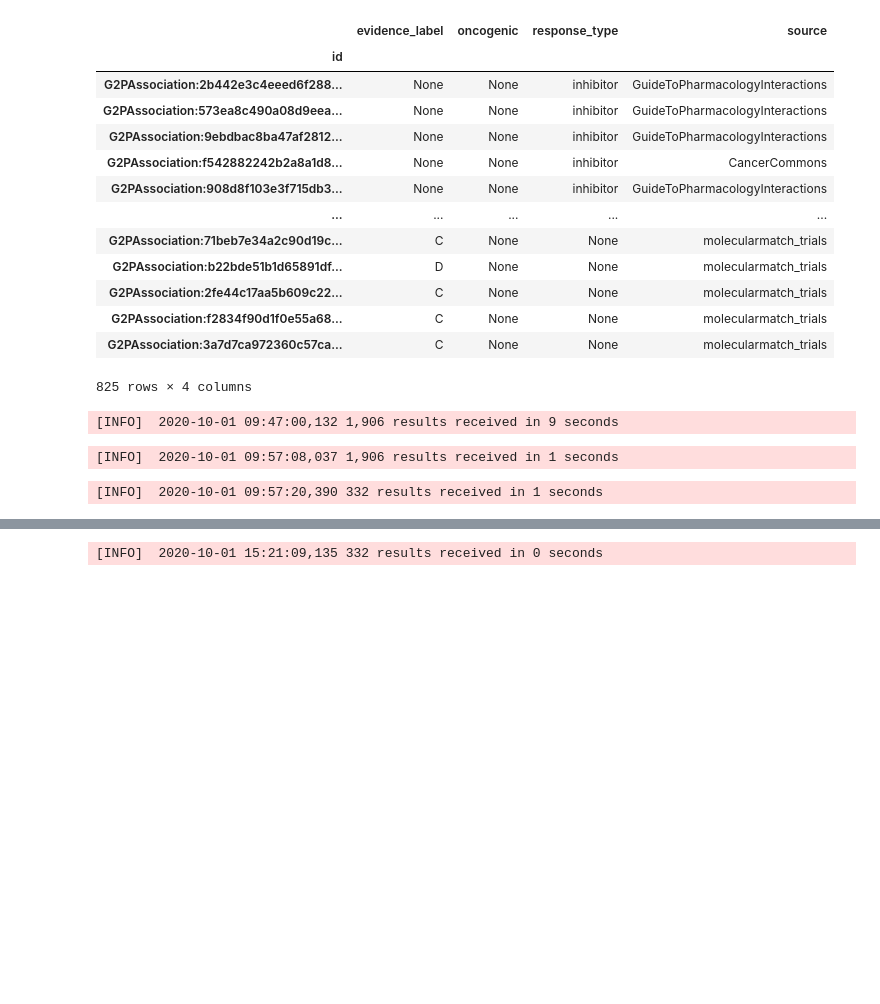
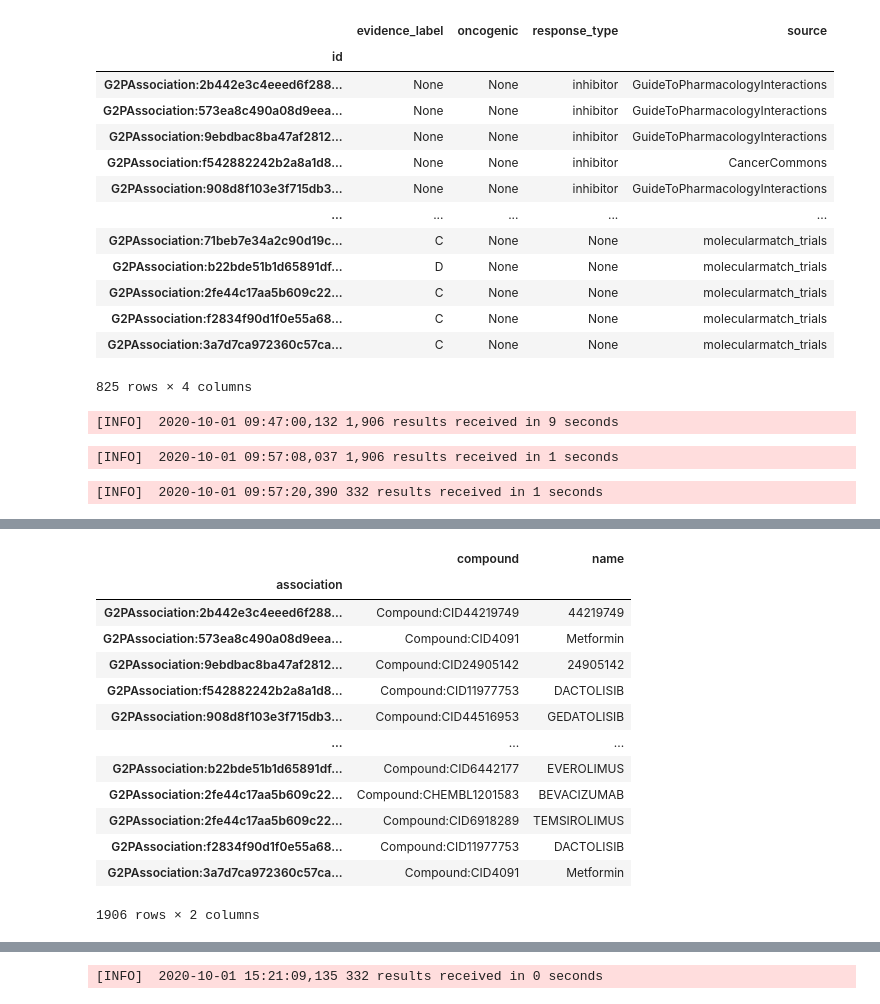
Before and after one commit to bmeg/bmeg-dash, a Jupyter notebook: notebooks/expand_g2p.ipynb, the cells around one changed output, grey strips where cells are left out. Drawn from its saved outputs; the diff is of its cells as text; code cells hidden in the pictures; blank space fills up the shorter version.

```diff
--- a/notebooks/expand_g2p.ipynb
+++ b/notebooks/expand_g2p.ipynb
@@ -84,4 +60,5 @@ compound_info = G.query().V(list(pandas.DataFrame(compounds)[1].unique())).rende
 # %% [output]
 [INFO]  2020-10-01 09:57:20,390 332 results received in 1 seconds
 # %%
-associated_compounds = pandas.DataFrame(associated_compounds, columns=["association", "compound"]).set_index("association").groupby("association").transform(lambda x:",".join(x)).drop_duplicates()
+g2p_chem = G.query().V(gene).out("g2p_associations").as_("a").out("compounds").as_("c").render(["$a._gid", "$c._gid", "$c.synonym"]).execute()
+associated_compounds = pandas.DataFrame(g2p_chem, columns=["association", "compound", "name"]).set_index("association").groupby("association").transform(lambda x:",".join(x)).drop_duplicates()
@@ -87,0 +67,17 @@ associated_compounds = pandas.DataFrame(associated_compounds, columns=["associat
+# %%
+pandas.DataFrame(g2p_chem, columns=["association", "compound", "name"]).set_index("association")
+# %% [output]
+|  | compound | name |
+| association |  |  |
+| G2PAssociation:2b442e3c4eeed6f288... | Compound:CID44219749 | 44219749 |
+| G2PAssociation:573ea8c490a08d9eea... | Compound:CID4091 | Metformin |
+| G2PAssociation:9ebdbac8ba47af2812... | Compound:CID24905142 | 24905142 |
+| G2PAssociation:f542882242b2a8a1d8... | Compound:CID11977753 | DACTOLISIB |
+| G2PAssociation:908d8f103e3f715db3... | Compound:CID44516953 | GEDATOLISIB |
+| ... | ... | ... |
+| G2PAssociation:b22bde51b1d65891df... | Compound:CID6442177 | EVEROLIMUS |
+| G2PAssociation:2fe44c17aa5b609c22... | Compound:CHEMBL1201583 | BEVACIZUMAB |
+| G2PAssociation:2fe44c17aa5b609c22... | Compound:CID6918289 | TEMSIROLIMUS |
+| G2PAssociation:f2834f90d1f0e55a68... | Compound:CID11977753 | DACTOLISIB |
+| G2PAssociation:3a7d7ca972360c57ca... | Compound:CID4091 | Metformin |
+1906 rows × 2 columns
```
Also changed, not shown: parts of 14 cells of this notebook.
